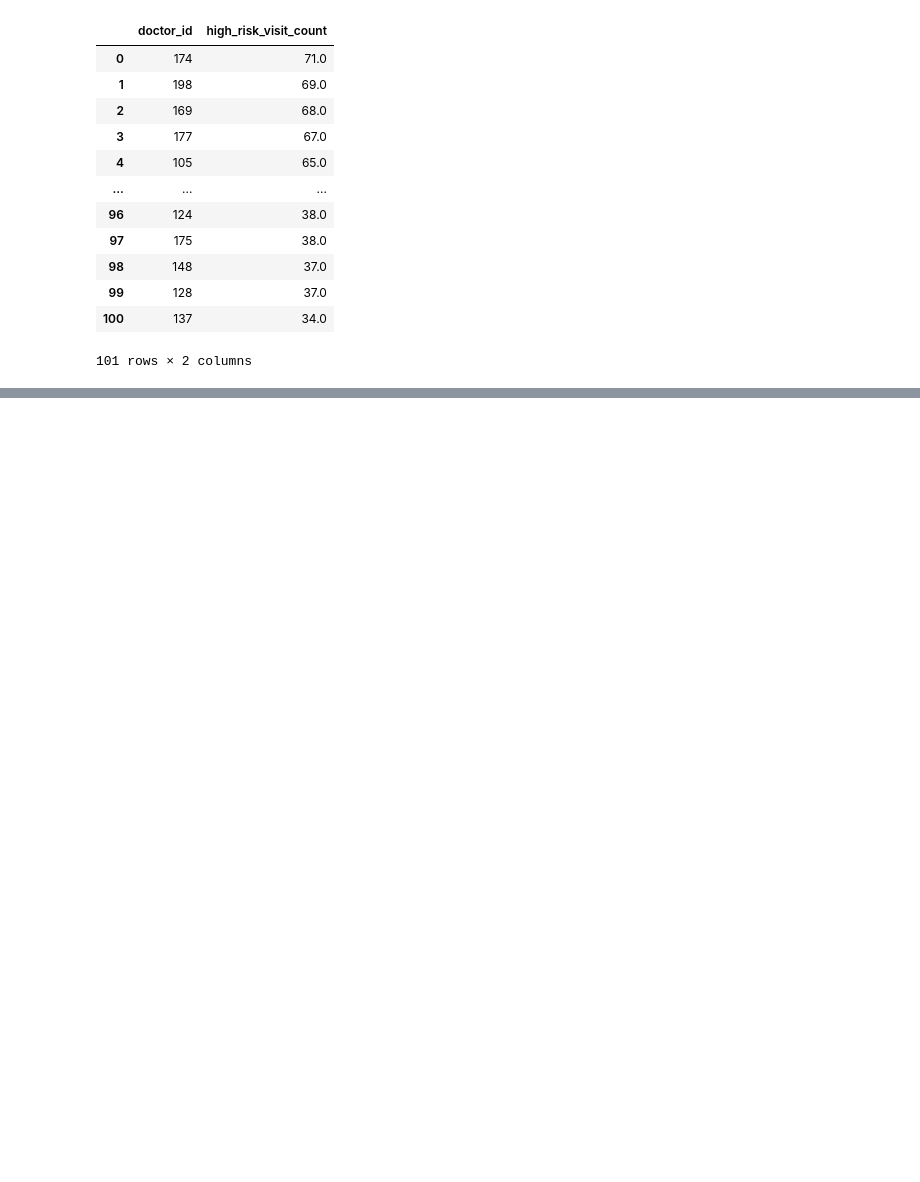
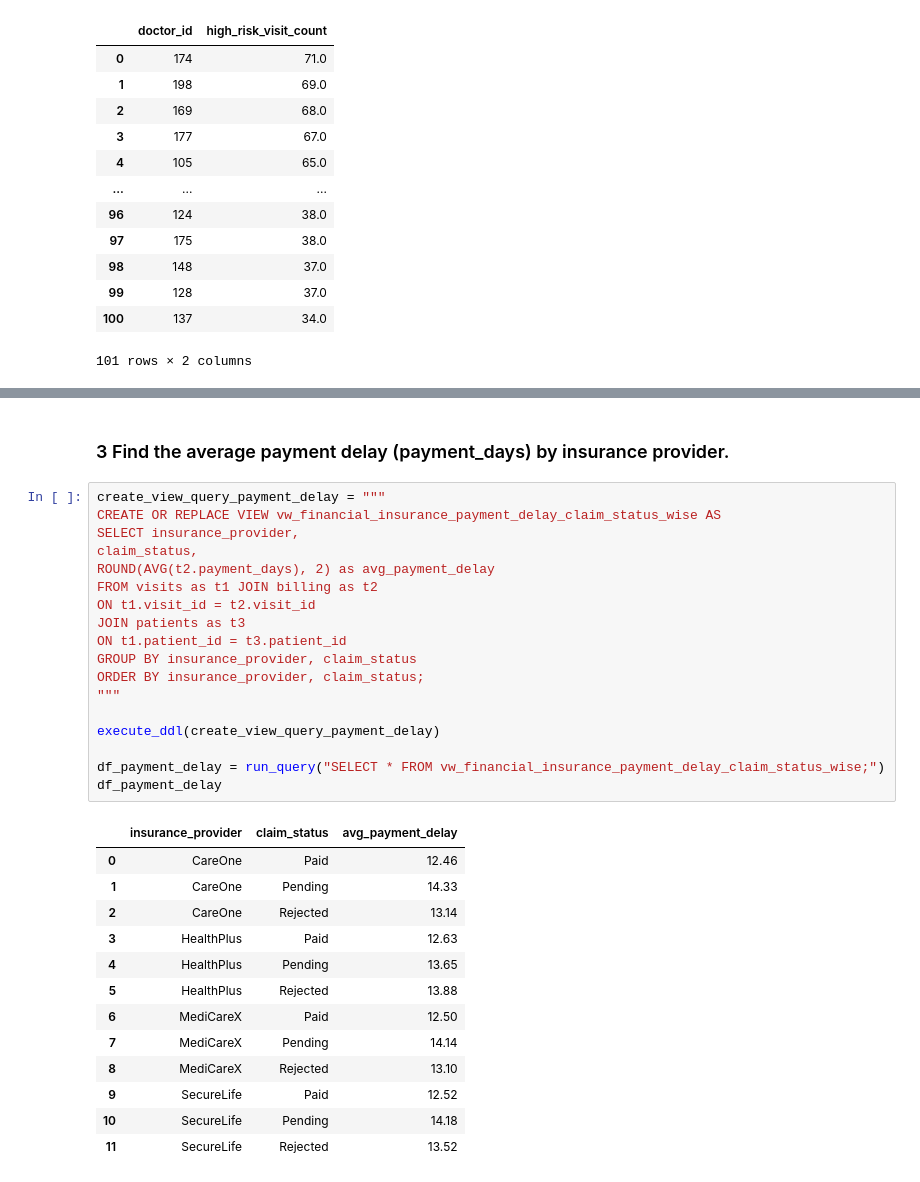
Before and after one commit to NF-laidback/capstone_healthcare_analytics, a Jupyter notebook: notebooks/SQL Queries/Operational_Analysis.ipynb, the cells around one changed output, grey strips where cells are left out. Saved outputs shown, nothing was run; the diff lists cells and outputs as text; blank space fills up the shorter version.

```diff
--- a/notebooks/SQL Queries/Operational_Analysis.ipynb
+++ b/notebooks/SQL Queries/Operational_Analysis.ipynb
@@ -135,0 +190,34 @@ df_doctor_high_risk
+# %% [markdown]
+### 3 Find the average payment delay (payment_days) by insurance provider.
+# %%
+create_view_query_payment_delay = """
+CREATE OR REPLACE VIEW vw_financial_insurance_payment_delay_claim_status_wise AS
+SELECT insurance_provider,
+claim_status,
+ROUND(AVG(t2.payment_days), 2) as avg_payment_delay
+FROM visits as t1 JOIN billing as t2
+ON t1.visit_id = t2.visit_id
+JOIN patients as t3
+ON t1.patient_id = t3.patient_id
+GROUP BY insurance_provider, claim_status
+ORDER BY insurance_provider, claim_status;
+"""
+
+execute_ddl(create_view_query_payment_delay)
+
+df_payment_delay = run_query("SELECT * FROM vw_financial_insurance_payment_delay_claim_status_wise;")
+df_payment_delay
+# %% [output]
+|  | insurance_provider | claim_status | avg_payment_delay |
+| 0 | CareOne | Paid | 12.46 |
+| 1 | CareOne | Pending | 14.33 |
+| 2 | CareOne | Rejected | 13.14 |
+| 3 | HealthPlus | Paid | 12.63 |
+| 4 | HealthPlus | Pending | 13.65 |
+| 5 | HealthPlus | Rejected | 13.88 |
+| 6 | MediCareX | Paid | 12.50 |
+| 7 | MediCareX | Pending | 14.14 |
+| 8 | MediCareX | Rejected | 13.10 |
+| 9 | SecureLife | Paid | 12.52 |
+| 10 | SecureLife | Pending | 14.18 |
+| 11 | SecureLife | Rejected | 13.52 |
```
Also changed, not shown: parts of 20 cells of this notebook, 1 other file.
